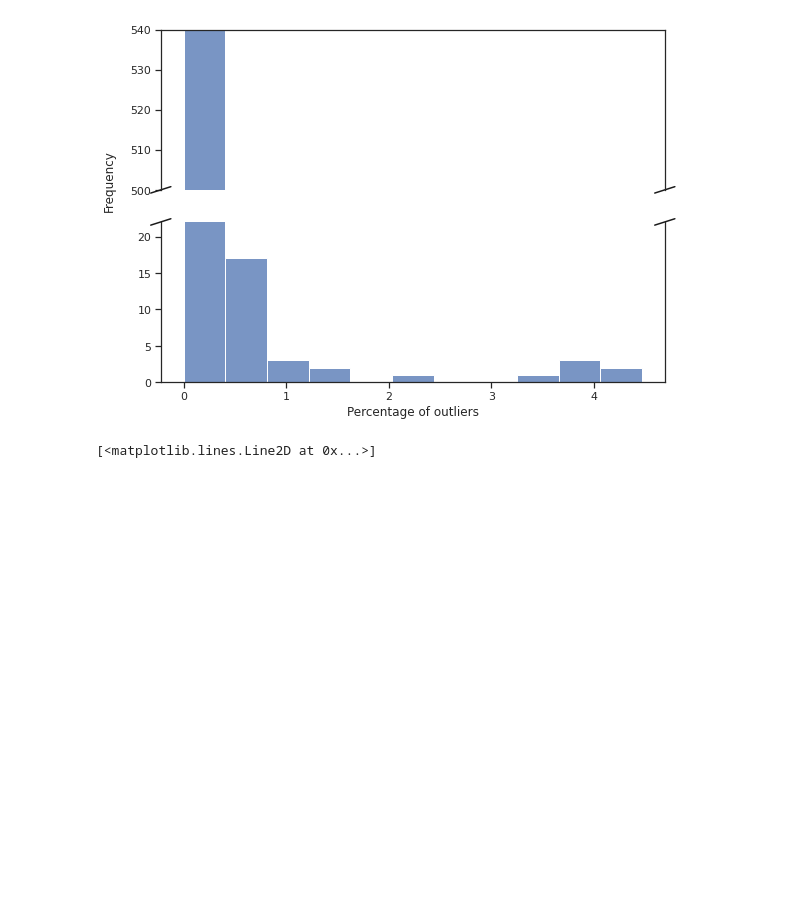
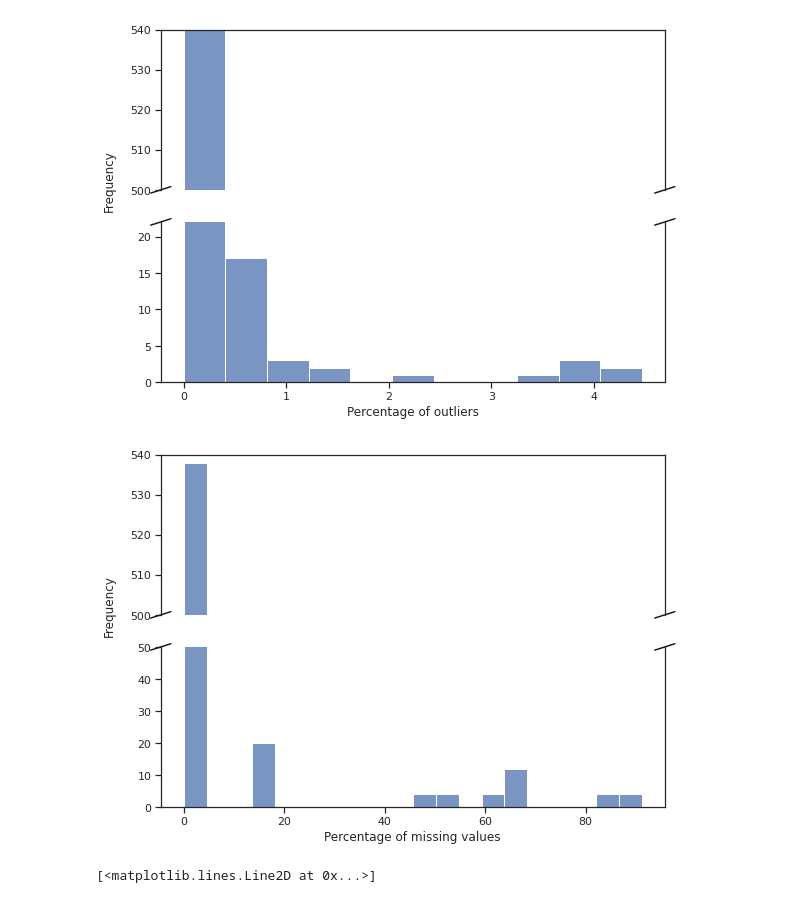
Before and after one commit to hinatanvir/Fault-Detection-SECOM, a Jupyter notebook: EDA.ipynb, the cells around one changed output. Cells and saved outputs as stored; diff of their text form; code cells hidden in the pictures; blank space fills up the shorter version.

```diff
--- a/EDA.ipynb
+++ b/EDA.ipynb
@@ -209,6 +245,78 @@ ax2.plot((1 - d, 1 + d), (1 - d, 1 + d), **kwargs)  # bottom-right diagonal
 plt.show()
 # %% [output]
 [figure]
+# %%
+#broken axis bar chart for outlier percentage
+# set style for seaborn plot
+sns.set(style="whitegrid", font="CMU Sans Serif" )
+sns.set_style("ticks")
+# create a color palette (we only have three different colors for the three different tests T1...T3)
+pal = sns.color_palette(n_colors=3)
+#f, (ax1, ax2) = plt.subplots(ncols=1, nrows=2,
+#                             sharex=True)
+f, (ax1,ax2)= plt.subplots(2,1,sharex = True,sharey=False,figsize=(10, 7))
+ax1 = sns.histplot(x="percent_null",
+                   data=result1, palette=pal, ax=ax1,bins=20)
+sns.set(style="whitegrid", font="CMU Sans Serif" )
+sns.set_style("ticks")
+# we basically do the same thing again for the second plot
+ax2 = sns.histplot(x="percent_null",
+                   data=result1, palette=pal, ax=ax2,bins =20)
+
+ax1.set_ylim(500, 540)
+ax2.set_ylim(0, 50)
+
+# the upper part does not need its own x axis as it shares one with the lower part
+ax1.get_xaxis().set_visible(False)
+
+# by default, each part will get its own "Latency in ms" label, but we want to set a common for the whole figure
+# first, remove the y label for both subplots
+ax1.set_ylabel("")
+ax2.set_ylabel("")
+ax2.set_xlabel("Percentage of missing values")
+# then, set a new label on the plot (basically just a piece of text) and move it to where it makes sense (requires trial and error)
+f.text(0.07, 0.55,"Frequency", va="center", rotation="vertical")
+
+# by default, seaborn also gives each subplot its own legend, which makes no sense at all
+# soe remove both default legends first
+#ax1.get_legend().remove()
+#ax2.get_legend().remove()
+# then create a new legend and put it to the side of the figure (also requires trial and error)
+#ax2.legend(loc=(1.025, 0.5), title="Design")
+
+# let's put some ticks on the top of the upper part and bottom of the lower part for style
+ax1.xaxis.tick_top()
+ax2.xaxis.tick_bottom()
+
+# finally, adjust everything a bit to make it prettier (this just moves everything, best to try and iterate)
+f.subplots_adjust(left=0.15, right=0.85, bottom=0.15, top=0.85)
+
+#plt.show()
+ #now for the fun part, this is just copied from https://matplotlib.org/examples/pylab_examples/broken_axis.html
+# (most of this is, actually)
+# here, we create these little diagonal lines that bring this chart to a whole new level:
+
+# This looks pretty good, and was fairly painless, but you can get that
+# cut-out diagonal lines look with just a bit more work. The important
+# thing to know here is that in axes coordinates, which are always
+# between 0-1, spine endpts are at these locations (0,0), (0,1),
+# (1,0), and (1,1).  Thus, we just need to put the diagonals in the
+# appropriate corners of each of our axes, and so long as we use the
+# right transform and disable clipping.
+ax1.spines['bottom'].set_visible(False)
+ax2.spines['top'].set_visible(False)
+d = .02  # how big to make the diagonal lines in axes coordinates
+# arguments to pass to plot, just so we don't keep repeating them
+kwargs = dict(transform=ax1.transAxes, color="k", clip_on=False)
+ax1.plot((-d, +d), (-d, +d), **kwargs)        # top-left diagonal
+ax1.plot((1 - d, 1 + d), (-d, +d), **kwargs)  # top-right diagonal
+
+kwargs.update(transform=ax2.transAxes)  # switch to the bottom axes
+ax2.plot((-d, +d), (1 - d, 1 + d), **kwargs)  # bottom-left diagonal
+ax2.plot((1 - d, 1 + d), (1 - d, 1 + d), **kwargs)  # bottom-right diagonal
+plt.show()
+# %% [output]
+[figure, added]
 # %%
 #with matplotlib
 fig, (ax,ax2)= plt.subplots(2,1,sharex = True,sharey=False,figsize=(10, 7))
```
Also changed, not shown: parts of 3 cells of this notebook.
